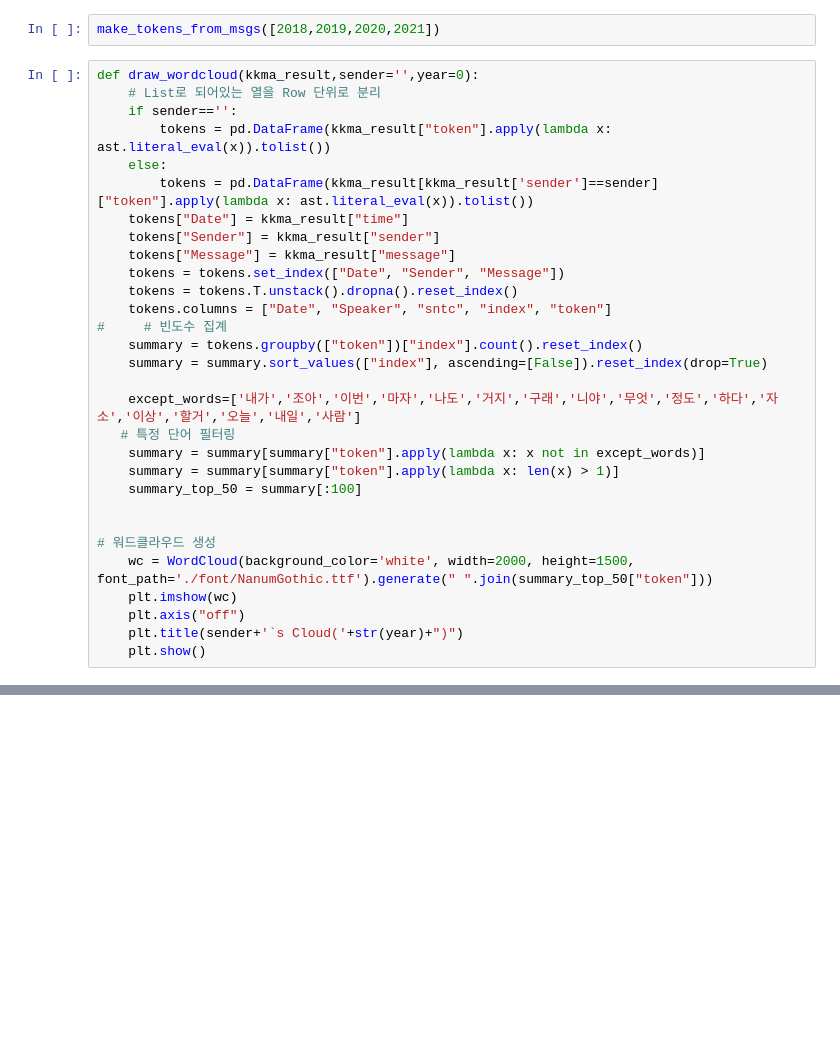
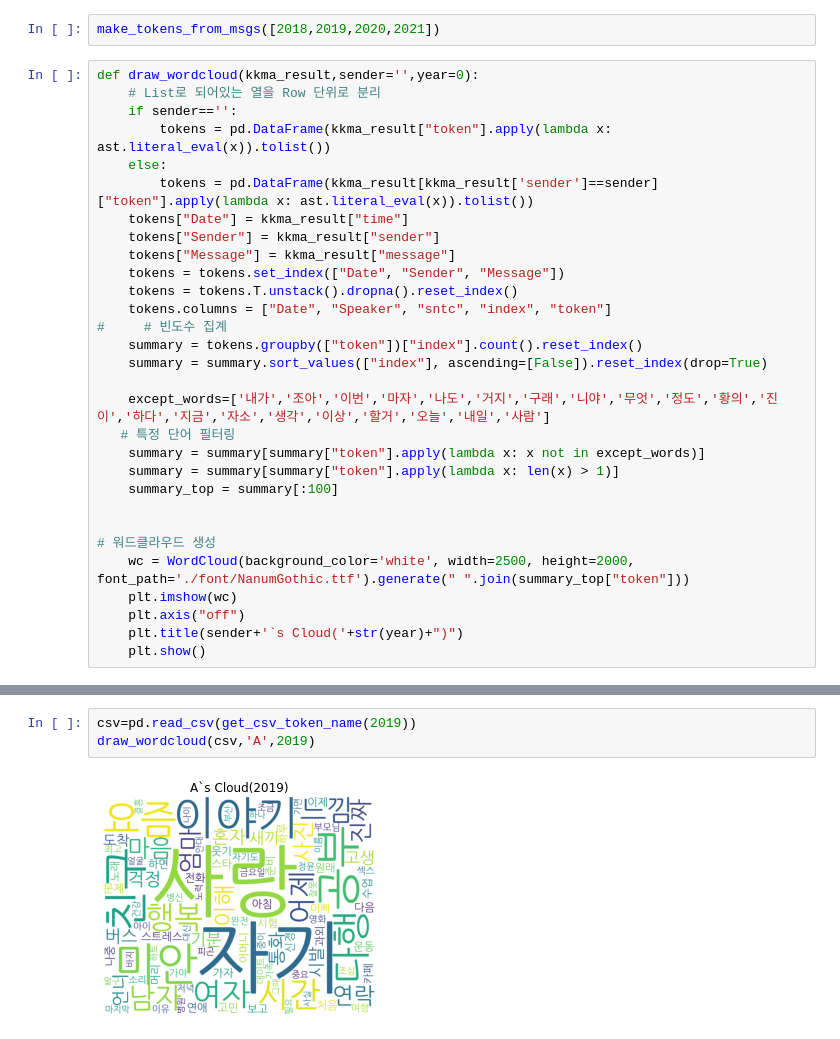
Before and after one commit to daeyab/WhatDidWeTalk, a Jupyter notebook: word_cloud.ipynb, the cells around one changed output, grey strips where cells are left out. Cells and saved outputs as stored; diff of their text form; blank space fills up the shorter version.

Commit message:
Finish word_cloud

```diff
--- a/word_cloud.ipynb
+++ b/word_cloud.ipynb
@@ -124,15 +124,15 @@ def draw_wordcloud(kkma_result,sender='',year=0):
     summary = tokens.groupby(["token"])["index"].count().reset_index()
     summary = summary.sort_values(["index"], ascending=[False]).reset_index(drop=True)
 
-    except_words=['내가','조아','이번','마자','나도','거지','구래','니야','무엇','정도','하다','자소','이상','할거','오늘','내일','사람']
+    except_words=['내가','조아','이번','마자','나도','거지','구래','니야','무엇','정도','황의','진이','하다','지금','자소','생각','이상','할거','오늘','내일','사람']
    # 특정 단어 필터링
     summary = summary[summary["token"].apply(lambda x: x not in except_words)]
     summary = summary[summary["token"].apply(lambda x: len(x) > 1)]
-    summary_top_50 = summary[:100]
+    summary_top = summary[:100]
 
 
 # 워드클라우드 생성
-    wc = WordCloud(background_color='white', width=2000, height=1500, font_path='./font/NanumGothic.ttf').generate(" ".join(summary_top_50["token"]))
+    wc = WordCloud(background_color='white', width=2500, height=2000, font_path='./font/NanumGothic.ttf').generate(" ".join(summary_top["token"]))
     plt.imshow(wc)
     plt.axis("off")
     plt.title(sender+'`s Cloud('+str(year)+")")
@@ -156 +160,6 @@ draw_wordcloud(csv,'B',2020)
+# %%
+csv=pd.read_csv(get_csv_token_name(2019))
+draw_wordcloud(csv,'A',2019)
+# %% [output]
+[figure, added]
 # %%
```
Also changed, not shown: parts of 8 cells of this notebook.
